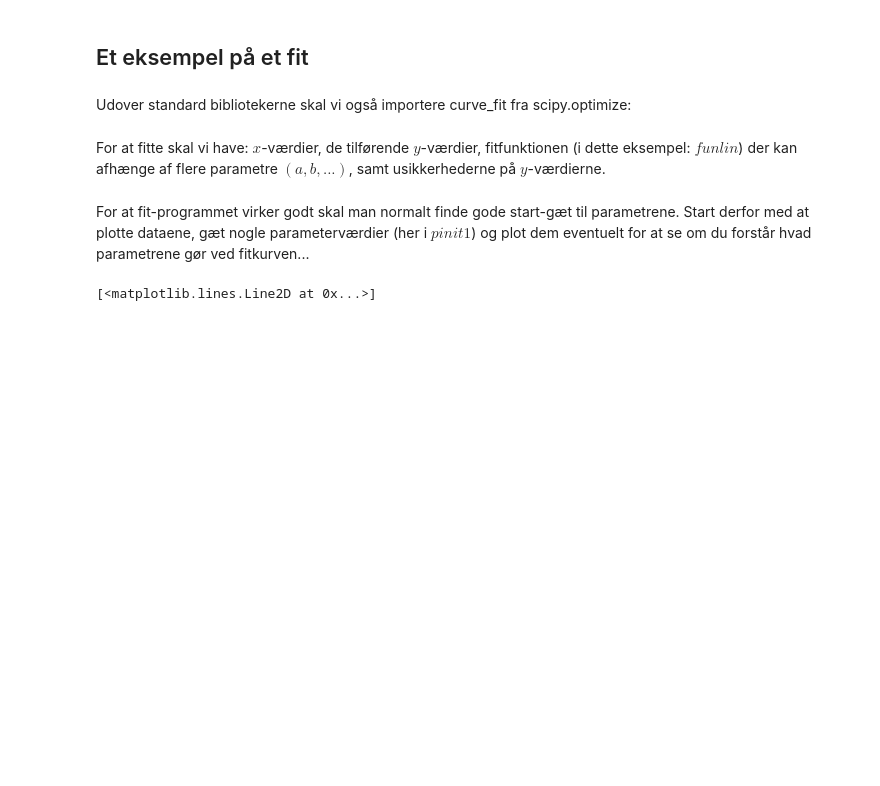
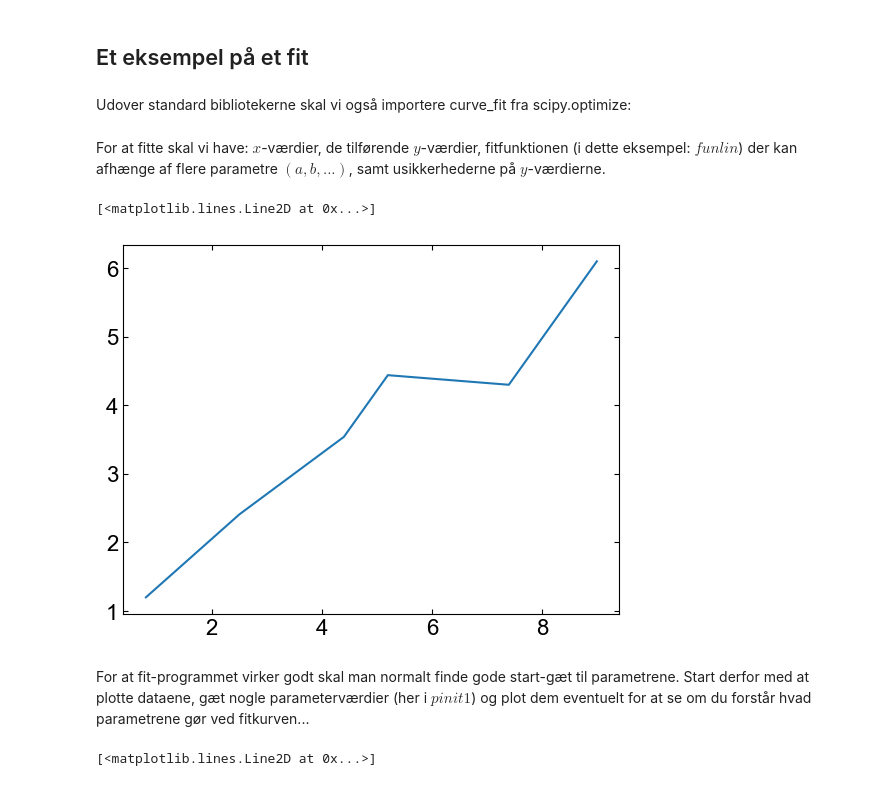
Before and after one commit to eragose/Cosmic-rays, a Jupyter notebook: Curve_fit.ipynb, the cells around one changed output. Saved outputs shown, nothing was run; the diff lists cells and outputs as text; code cells hidden in the pictures; blank space fills up the shorter version.

```diff
--- a/Curve_fit.ipynb
+++ b/Curve_fit.ipynb
@@ -18,9 +18,13 @@ For at fitte skal vi have:  $x$-værdier, de tilførende $y$-værdier, fitfunkti
 # %%
 def funlin(x, a, b):
     return a*x + b
 xlin = np.array([0.8, 2.5, 4.4, 5.2, 7.4, 9.0])
 ylin = np.array([1.20, 2.41, 3.54, 4.44, 4.30, 6.10])
 yler = np.array([0.4, 0.4, 0.4, 0.4, 0.4, 0.4])
+plt.plot(xlin,ylin)
+# %% [output]
+[<matplotlib.lines.Line2D at 0x...>]
+[figure, added]
 # %% [markdown]
 For at fit-programmet virker godt skal man normalt finde gode start-gæt til parametrene. Start derfor med at plotte dataene, gæt nogle parameterværdier (her i $\textit{pinit1}$) og plot dem eventuelt for at se om du forstår hvad parametrene gør ved fitkurven...
 # %%
```
Also changed, not shown: parts of 1 cell of this notebook, 2 other files.
